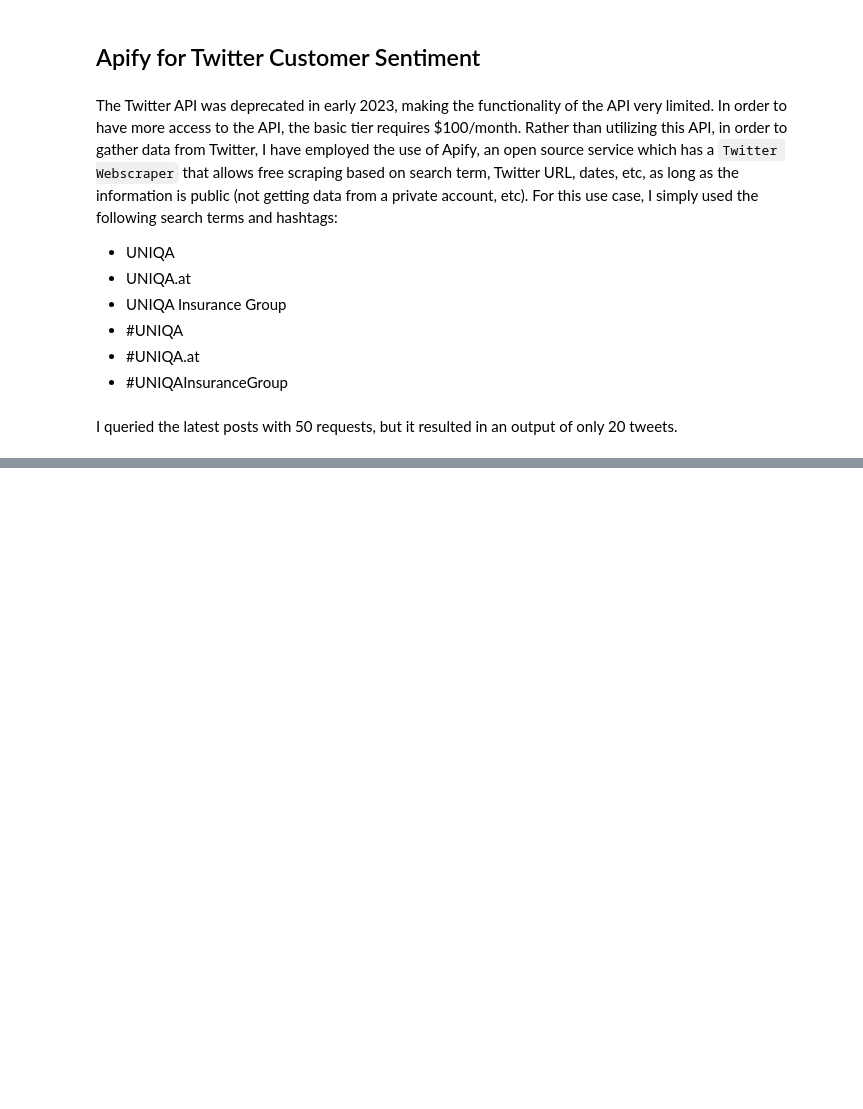
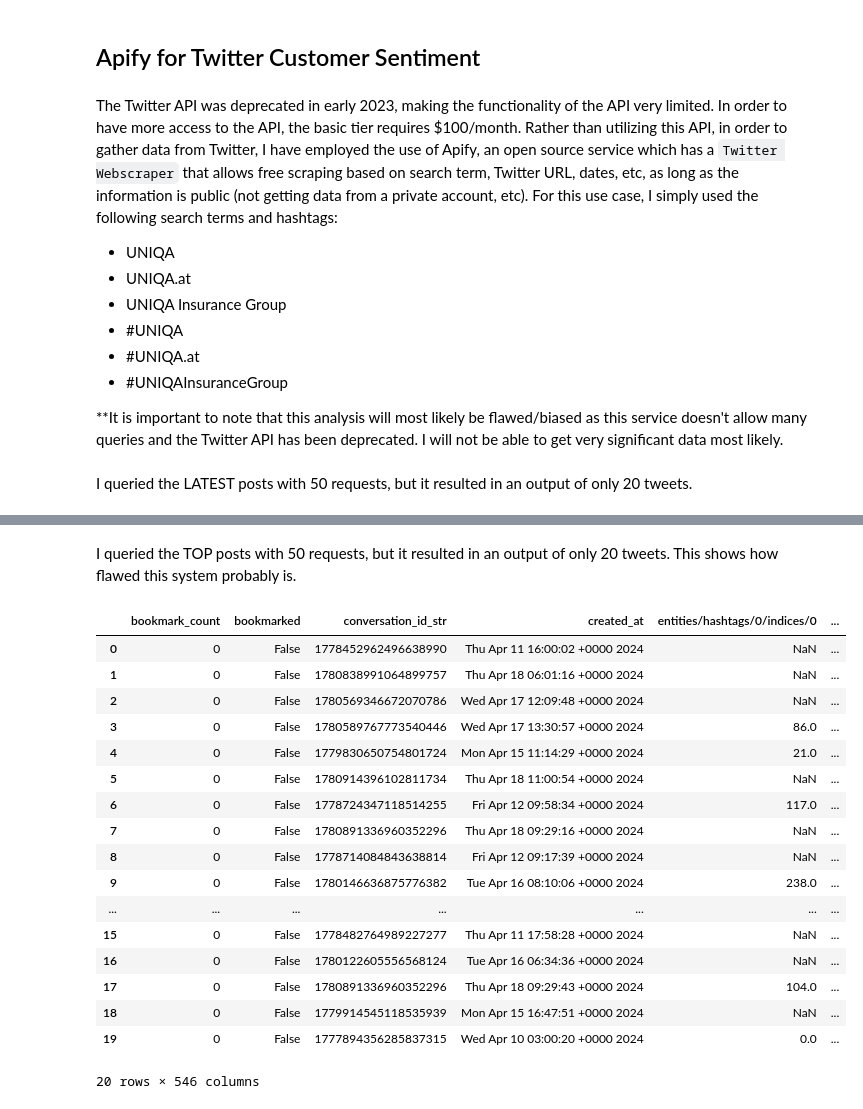
Before and after one commit to corinne167225/Capstone_UNIQA, a Jupyter notebook: UNIQA Twitter.ipynb, the cells around one changed output, grey strips where cells are left out. Saved outputs shown, nothing was run; the diff lists cells and outputs as text; code cells hidden in the pictures; blank space fills up the shorter version.

```diff
--- a/UNIQA Twitter.ipynb
+++ b/UNIQA Twitter.ipynb
@@ -8,9 +8,11 @@ The Twitter API was deprecated in early 2023, making the functionality of the AP
 - #UNIQA
 - #UNIQA.at
 - #UNIQAInsuranceGroup
+
+**It is important to note that this analysis will most likely be flawed/biased as this service doesn't allow many queries and the Twitter API has been deprecated. I will not be able to get very significant data most likely.
 # %%
 #import libraries
 import pandas as pd
 # %% [markdown]
-I queried the latest posts with 50 requests, but it resulted in an output of only 20 tweets.
+I queried the LATEST posts with 50 requests, but it resulted in an output of only 20 tweets.
 # %%
@@ -34,3 +37,28 @@ twitter_latest_uniqa
 | 17 | https://twitter.com/QaahGarcia/st... | Mon Apr 15 16:47:51 +0000 2024 | Tengo La Novia Más Tóxica.. Más H... | 0 | 0 |
 | 18 | https://twitter.com/SIGALUNIQAGRO... | Mon Apr 15 13:06:22 +0000 2024 | ⏩Falë Sigurimit Anti-Tumor ju për... | 0 | 0 |
 | 19 | https://twitter.com/SIGALUNIQAGRO... | Mon Apr 15 13:06:07 +0000 2024 | Shqipëria shënon çdo vit rreth 65... | 0 | 0 |
+# %% [markdown]
+I queried the TOP posts with 50 requests, but it resulted in an output of only 20 tweets. This shows how flawed this system probably is.
+# %%
+#top twitter posts mentioning uniqa
+twitter_top_uniqa = pd.read_csv('top_dataset_twitter_uniqa.csv')
+twitter_top_uniqa
+# %% [output]
+|  | bookmark_count | bookmarked | conversation_id_str | created_at | entities/hashtags/0/indices/0 | ... |
+| 0 | 0 | False | 1778452962496638990 | Thu Apr 11 16:00:02 +0000 2024 | NaN | ... |
+| 1 | 0 | False | 1780838991064899757 | Thu Apr 18 06:01:16 +0000 2024 | NaN | ... |
+| 2 | 0 | False | 1780569346672070786 | Wed Apr 17 12:09:48 +0000 2024 | NaN | ... |
+| 3 | 0 | False | 1780589767773540446 | Wed Apr 17 13:30:57 +0000 2024 | 86.0 | ... |
+| 4 | 0 | False | 1779830650754801724 | Mon Apr 15 11:14:29 +0000 2024 | 21.0 | ... |
+| 5 | 0 | False | 1780914396102811734 | Thu Apr 18 11:00:54 +0000 2024 | NaN | ... |
+| 6 | 0 | False | 1778724347118514255 | Fri Apr 12 09:58:34 +0000 2024 | 117.0 | ... |
+| 7 | 0 | False | 1780891336960352296 | Thu Apr 18 09:29:16 +0000 2024 | NaN | ... |
+| 8 | 0 | False | 1778714084843638814 | Fri Apr 12 09:17:39 +0000 2024 | NaN | ... |
+| 9 | 0 | False | 1780146636875776382 | Tue Apr 16 08:10:06 +0000 2024 | 238.0 | ... |
+| ... | ... | ... | ... | ... | ... | ... |
+| 15 | 0 | False | 1778482764989227277 | Thu Apr 11 17:58:28 +0000 2024 | NaN | ... |
+| 16 | 0 | False | 1780122605556568124 | Tue Apr 16 06:34:36 +0000 2024 | NaN | ... |
+| 17 | 0 | False | 1780891336960352296 | Thu Apr 18 09:29:43 +0000 2024 | 104.0 | ... |
+| 18 | 0 | False | 1779914545118535939 | Mon Apr 15 16:47:51 +0000 2024 | NaN | ... |
+| 19 | 0 | False | 1777894356285837315 | Wed Apr 10 03:00:20 +0000 2024 | 0.0 | ... |
+20 rows × 546 columns
```
Also changed, not shown: parts of 4 cells of this notebook.
